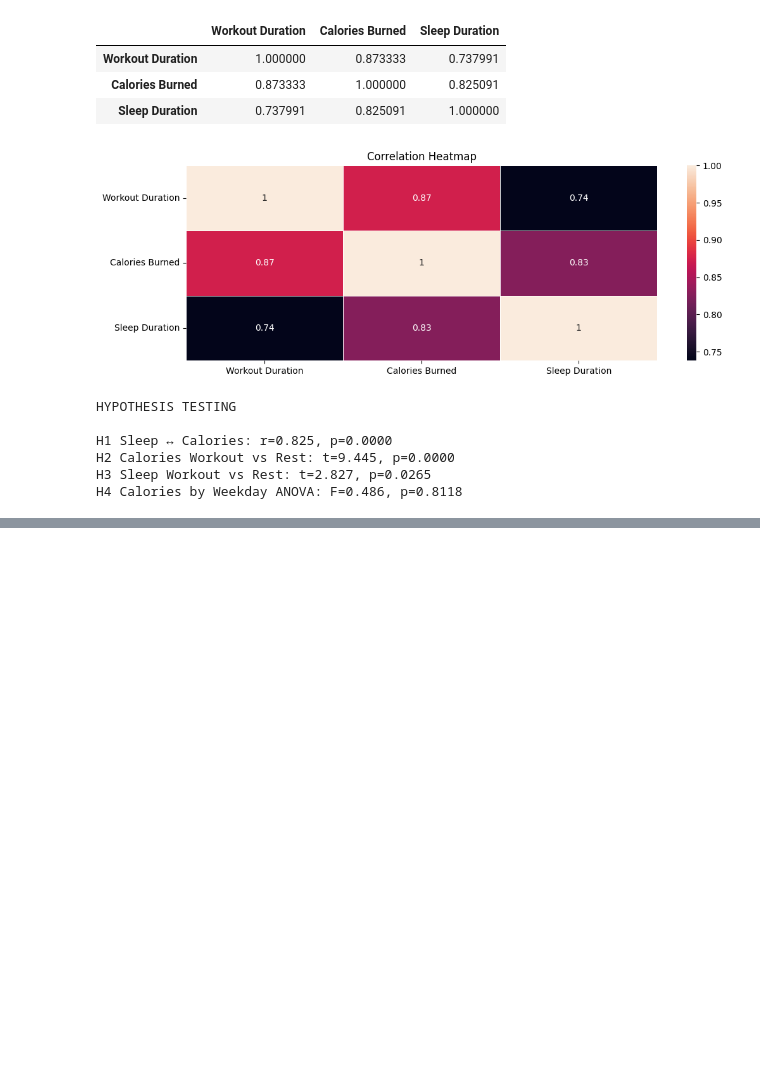
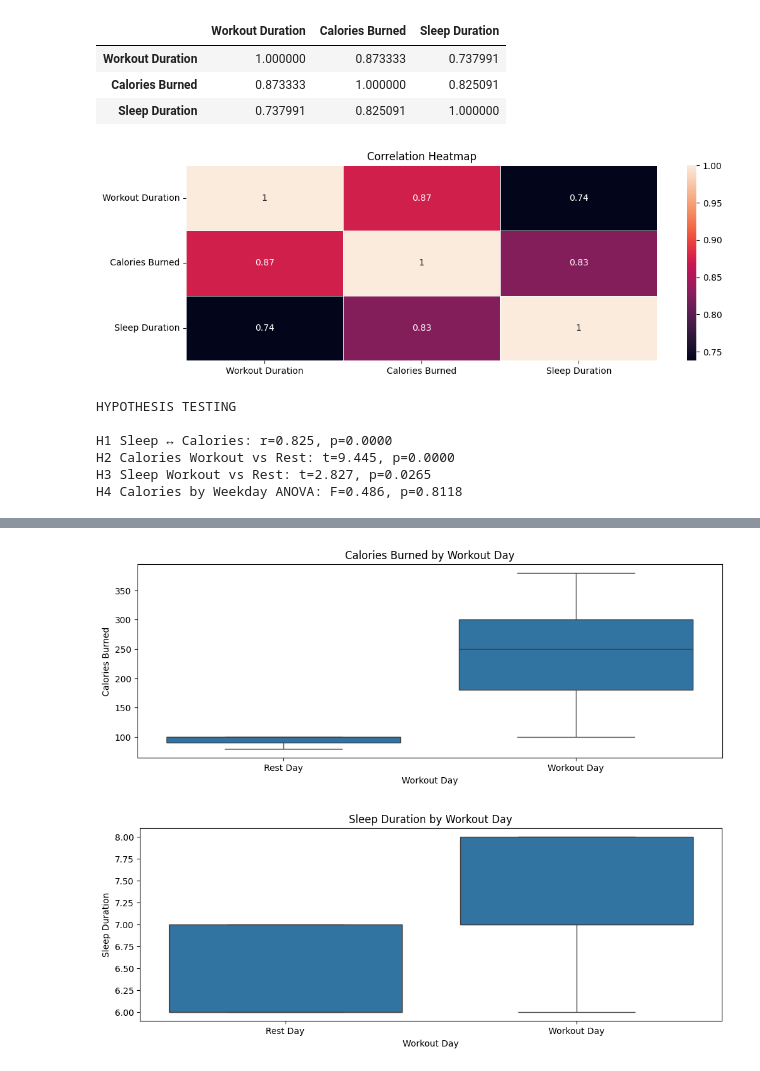
Before and after one commit to tunasu3/fitness-data-module, a Jupyter notebook: fitness_analysis.ipynb, the cells around one changed output, grey strips where cells are left out. Drawn from its saved outputs; the diff is of its cells as text; code cells hidden in the pictures; blank space fills up the shorter version.

Commit message:
update Boxplot

```diff
--- a/fitness_analysis.ipynb
+++ b/fitness_analysis.ipynb
@@ -167,3 +160,23 @@ These findings support the idea that regular physical activity is associated wit
 
 ## Next Steps
 - Missing data handling, feature engineering, machine learning.
+# %%
+# Boxplot: Visualizing distributions of key metrics
+# Boxplot for Calories Burned by Workout Day (Workout vs Rest)
+if 'Workout Day' in df.columns and 'Calories Burned' in df.columns:
+    plt.figure()
+    sns.boxplot(x='Workout Day', y='Calories Burned', data=df)
+    plt.title("Calories Burned by Workout Day")
+    plt.xticks([0, 1], ['Rest Day', 'Workout Day'])
+    plt.show()
+
+# Boxplot for Sleep Duration by Workout Day
+if 'Workout Day' in df.columns and 'Sleep Duration' in df.columns:
+    plt.figure()
+    sns.boxplot(x='Workout Day', y='Sleep Duration', data=df)
+    plt.title("Sleep Duration by Workout Day")
+    plt.xticks([0, 1], ['Rest Day', 'Workout Day'])
+    plt.show()
+# %% [output]
+[figure, added]
+[figure, added]
```
Also changed, not shown: parts of 7 cells of this notebook.
